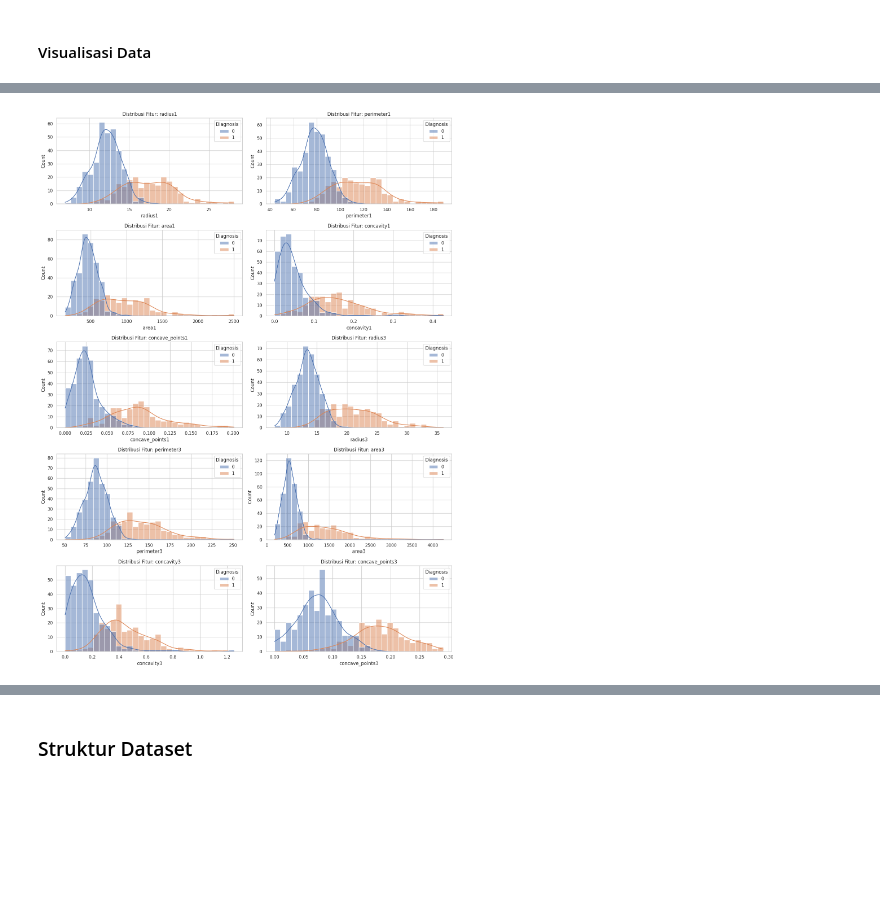
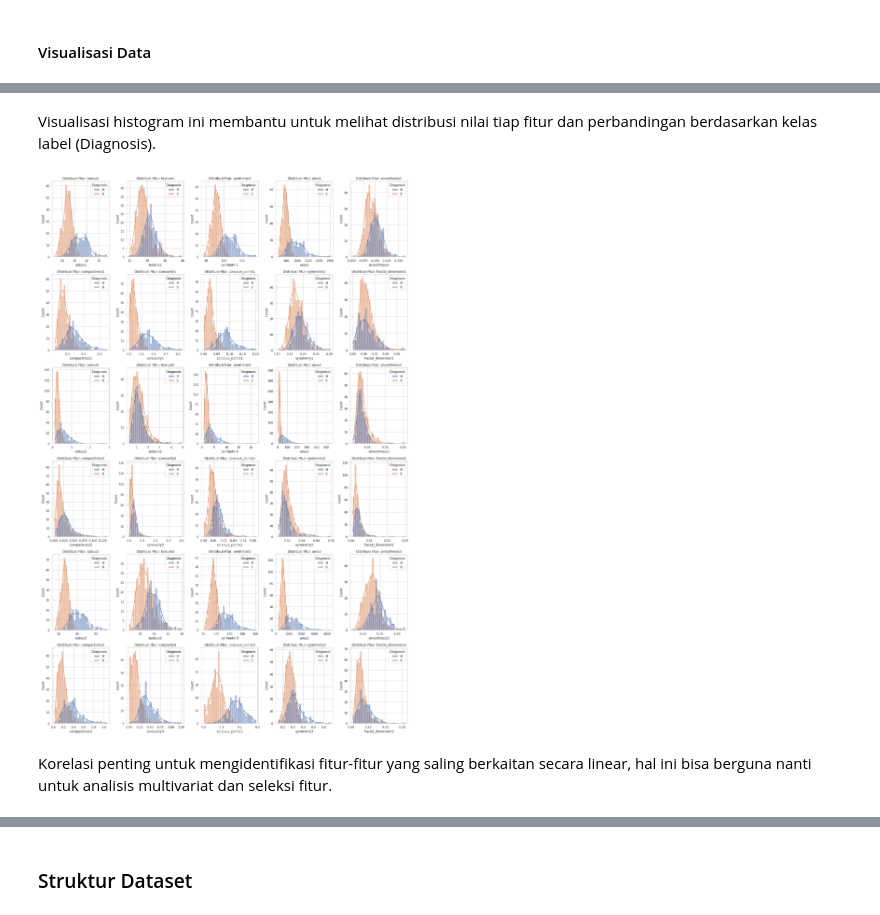
Before and after one commit to Pras7804/pendata, a Jupyter notebook: _sources/PraUAS.ipynb, the cells around one changed output, grey strips where cells are left out. Cells and saved outputs as stored; diff of their text form; code cells hidden in the pictures; blank space fills up the shorter version.

```diff
--- a/_sources/PraUAS.ipynb
+++ b/_sources/PraUAS.ipynb
@@ -125,21 +97,30 @@ display(df)
+# %% [markdown]
+Visualisasi histogram ini membantu untuk melihat distribusi nilai tiap fitur dan perbandingan berdasarkan kelas label (Diagnosis).
 # %%
 import matplotlib.pyplot as plt
 import seaborn as sns
 
-# Atur style visualisasi
+# Atur tampilan grafik
 sns.set(style="whitegrid")
+# Increase the figure size to accommodate more subplots
+plt.figure(figsize=(20, 30)) # Increased figure size
 
-# Ukuran figure global
-plt.figure(figsize=(15, 20))
+# Plot distribusi tiap fitur terhadap Diagnosis
+# Calculate the number of rows and columns needed for the subplots
+num_features = len(df_raw.columns[:-1])
+num_cols = 5 # Let's use 5 columns
+num_rows = (num_features + num_cols - 1) // num_cols # Calculate required rows, rounding up
 
-# Looping setiap fitur untuk membuat histogram (distribusi)
-for i, column in enumerate(df.columns[:-1]):
-    plt.subplot(5, 2, i + 1)
-    sns.histplot(data=df, x=column, hue="Diagnosis", kde=True, bins=30)
+for i, column in enumerate(df_raw.columns[:-1]):
+    # Use the calculated number of rows and columns for the subplot grid
+    plt.subplot(num_rows, num_cols, i + 1)
+    sns.histplot(data=df_raw, x=column, hue="Diagnosis", kde=True, bins=30)
     plt.title(f"Distribusi Fitur: {column}")
 
 plt.tight_layout()
 plt.show()
 # %% [output]
-[figure, old version]
+[figure, new version]
+# %% [markdown]
+Korelasi penting untuk mengidentifikasi fitur-fitur yang saling berkaitan secara linear, hal ini bisa berguna nanti untuk analisis multivariat dan seleksi fitur.
 # %%
```
Also changed, not shown: parts of 33 cells of this notebook, 6 other files.
